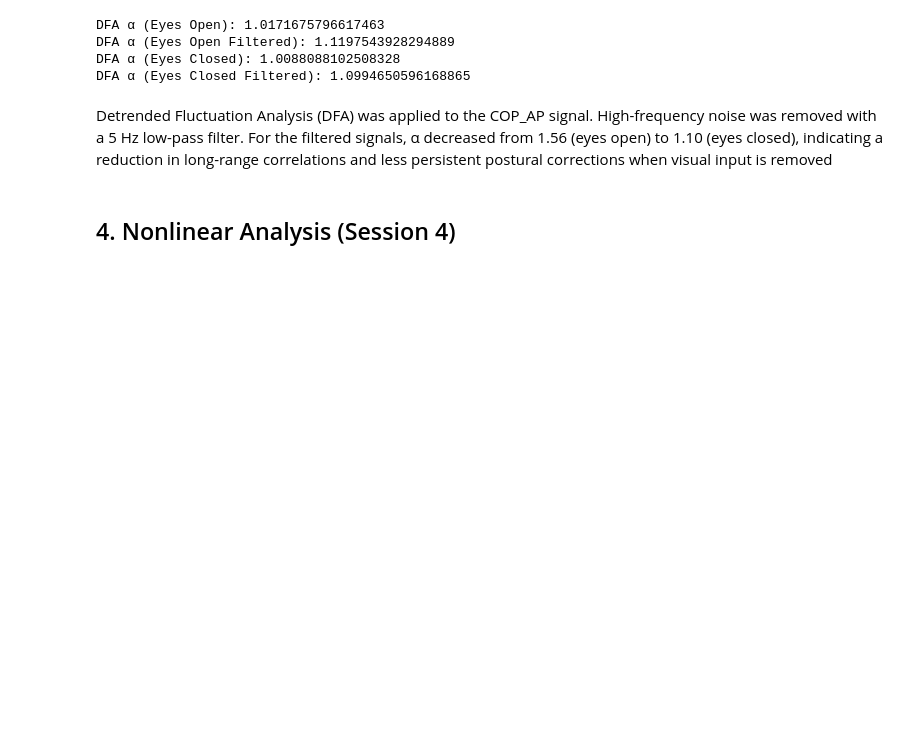
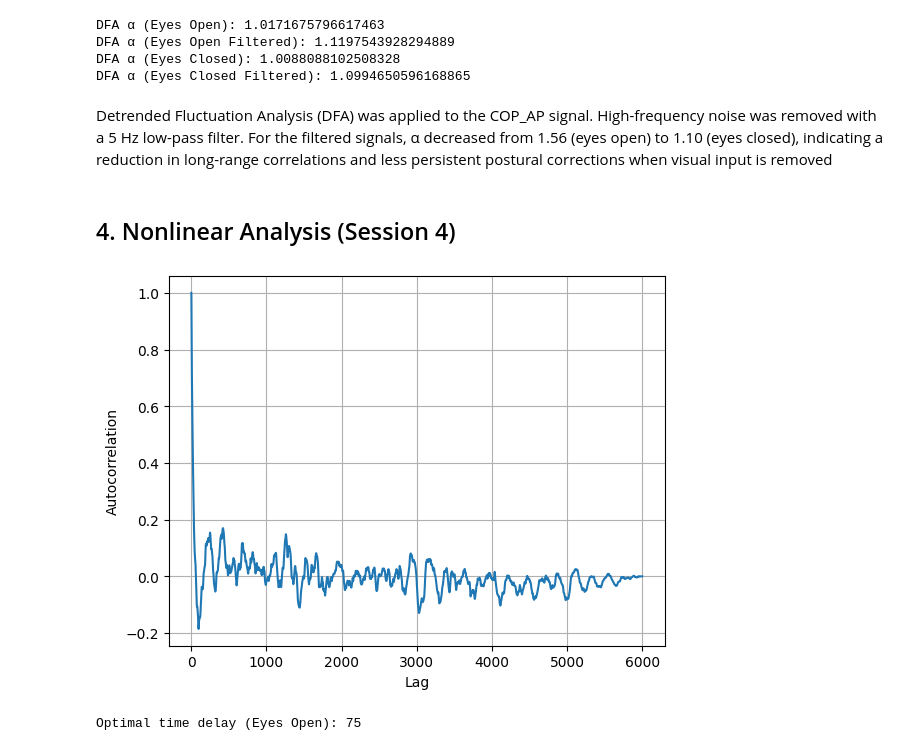
Before and after one commit to TheoLec-student/Time-Series-Analysis-of-Physiological-and-Human-Movement-Data, a Jupyter notebook: main.ipynb, the cells around one changed output. Cells and saved outputs as stored; diff of their text form; code cells hidden in the pictures; blank space fills up the shorter version.

```diff
--- a/main.ipynb
+++ b/main.ipynb
@@ -617,3 +617,26 @@ Detrended Fluctuation Analysis (DFA) was applied to the COP_AP signal. High-freq
 # %%
 #Perform phase space reconstruction:
 #Determine optimal time delay
+def autocorr(x):
+    x = x - np.mean(x)
+    result = np.correlate(x, x, mode='full')
+    return result[result.size // 2:]
+
+acf = autocorr(cop_y_open)
+acf /= acf[0]
+
+plt.plot(acf)
+plt.xlabel("Lag")
+plt.ylabel("Autocorrelation")
+plt.grid()
+plt.show()
+
+#Find first minimum
+for lag in range(1, len(acf)-1):
+    if acf[lag] < acf[lag - 1] and acf[lag] < acf[lag + 1]:
+        time_delay = lag
+        break
+print("Optimal time delay (Eyes Open):", time_delay)
+# %% [output]
+[figure, added]
+Optimal time delay (Eyes Open): 75
```
Also changed, not shown: parts of 6 cells of this notebook.
